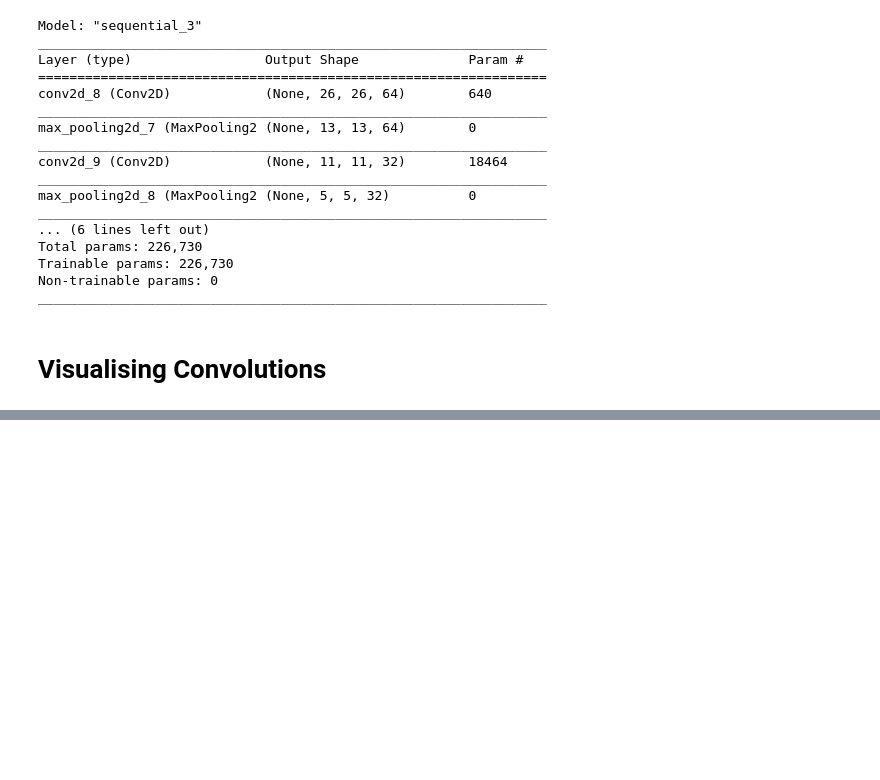
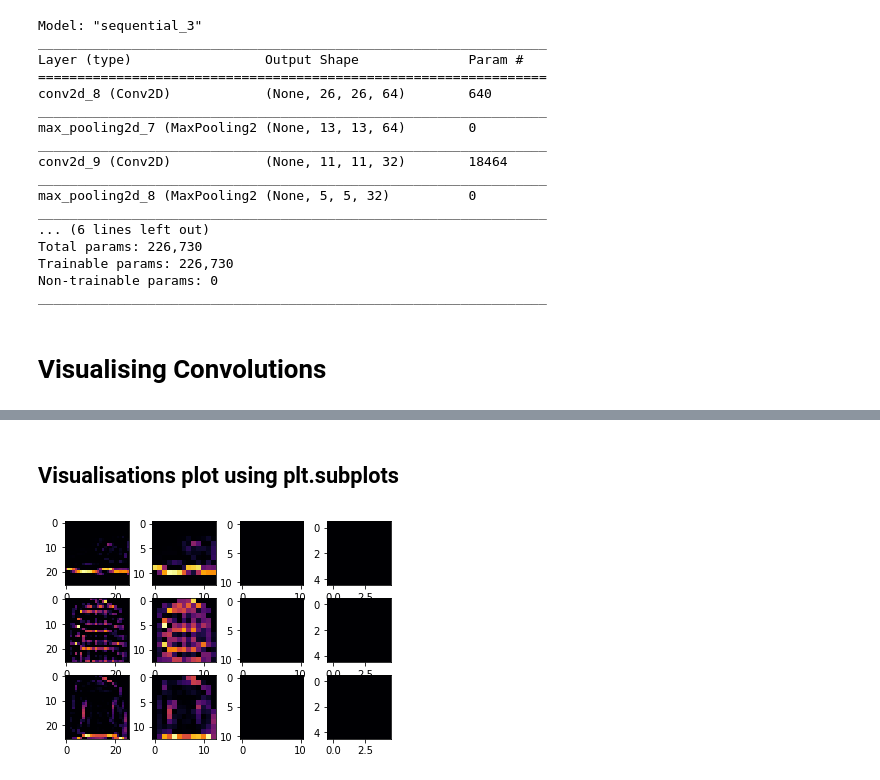
Before and after one commit to championballer/odin, a Jupyter notebook: tf2/tf2_convolution_tut.ipynb, the cells around one changed output, grey strips where cells are left out. Drawn from its saved outputs; the diff is of its cells as text; code cells hidden in the pictures; blank space fills up the shorter version.

Commit message:
added functional mode based visualisations to the notebook

```diff
--- a/tf2/tf2_convolution_tut.ipynb
+++ b/tf2/tf2_convolution_tut.ipynb
@@ -119,0 +134,3 @@ _________________________________________________________________
+# %%
+layer_outputs = [layer.output for layer in model.layers]
+layer_outputs
@@ -119,0 +147,2 @@ _________________________________________________________________
+# %%
+activation_model = keras.models.Model(inputs = model.input, outputs = layer_outputs)
@@ -119,0 +255,27 @@ _________________________________________________________________
+# %% [markdown]
+## Visualisations plot using plt.subplots
+# %%
+fig,ax = plt.subplots(3,4)
+image_f = 0
+image_s = 7
+image_t = 26
+conv_i = 1
+
+for x in range(0,4):
+
+  """The specific output for each image at specific points in the forward pass process, where the output for that specific layer is picked,
+    and a specific convolution/pooling (can be observed due to the diminishing size) output is being plotted out of the number of filters."""
+
+  f1 = activation_model.predict(test_images[image_f].reshape(1, 28, 28, 1))[x]
+  ax[0,x].imshow(f1[0, : , :, conv_i], cmap='inferno')
+  ax[0,x].grid(False)
+
+  f2 = activation_model.predict(test_images[image_s].reshape(1, 28, 28, 1))[x]
+  ax[1,x].imshow(f2[0, : , :, conv_i], cmap='inferno')
+  ax[1,x].grid(False)
+
+  f3 = activation_model.predict(test_images[image_t].reshape(1, 28, 28, 1))[x]
+  ax[2,x].imshow(f3[0, : , :, conv_i], cmap='inferno')
+  ax[2,x].grid(False)
+# %% [output]
+[figure, added]
```
Also changed, not shown: parts of 11 cells of this notebook.
